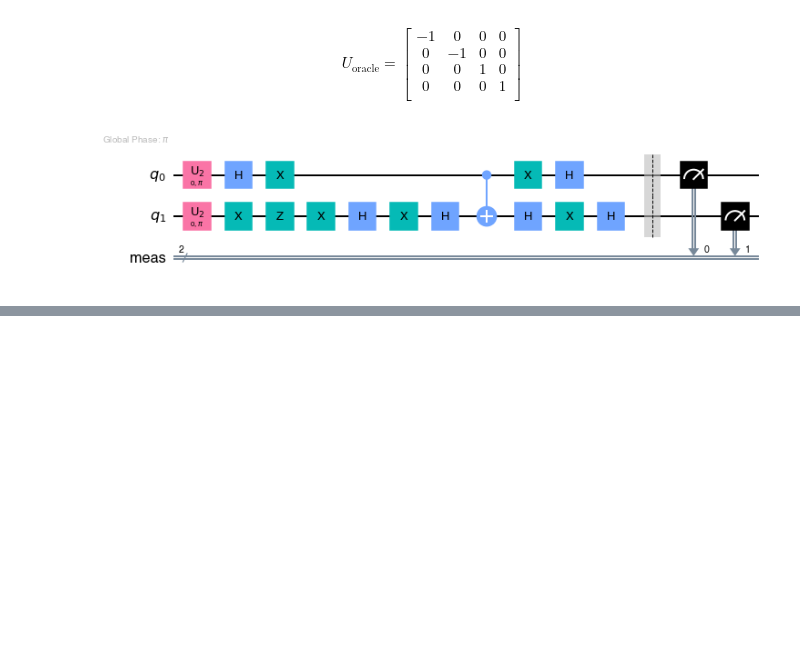
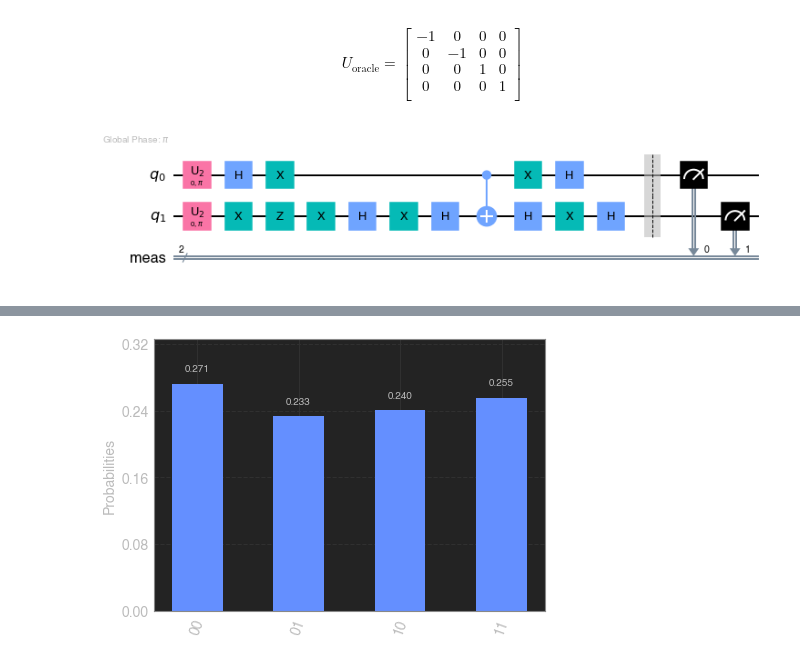
Before and after one commit to natashaval/qiskit-intro, a Jupyter notebook: Grovers Dimacs 0011.ipynb, the cells around one changed output, grey strips where cells are left out. Cells and saved outputs as stored; diff of their text form; code cells hidden in the pictures; blank space fills up the shorter version.

```diff
--- a/Grovers Dimacs 0011.ipynb
+++ b/Grovers Dimacs 0011.ipynb
@@ -70,0 +104,16 @@ plot_histogram(counts)
+# %%
+# https://qiskit.org/documentation/stubs/qiskit.providers.aer.AerSimulator.html#qiskit.providers.aer.AerSimulator
+from qiskit.providers.aer import AerSimulator
+from qiskit import execute
+from qiskit.visualization import plot_histogram
+#aer_sim = AerSimulator(method='statevector')
+#result = execute(qc, backend=aer_sim).result()
+#sv = result.get_statevector()
+# Result ERROR: No statevector for experiment "None"
+
+sim = AerSimulator()
+result = execute(qc, sim).result()
+counts = result.get_counts()
+plot_histogram(counts)
+# %% [output]
+[figure, added]
```
Also changed, not shown: parts of 3 cells of this notebook.
